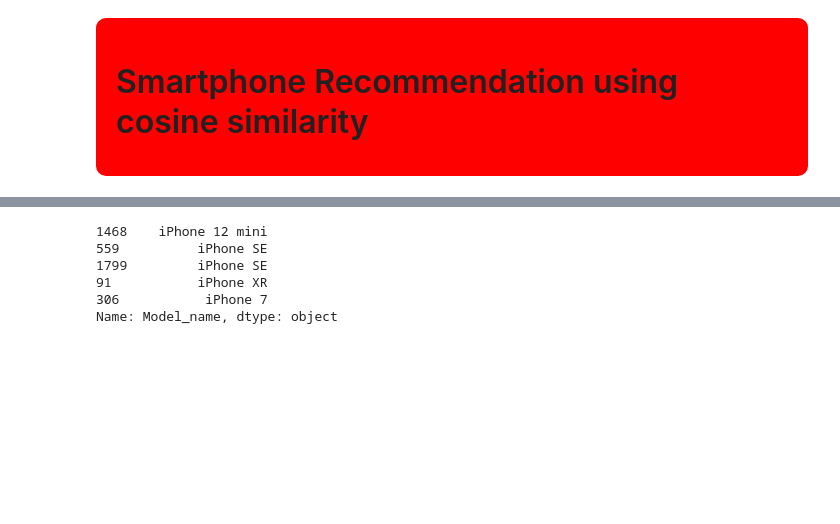
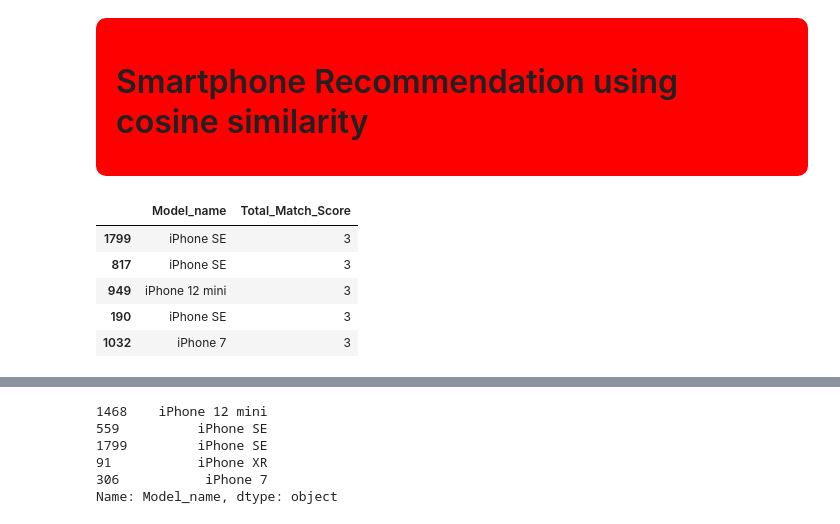
Before and after one commit to Pruthvik-Machhi/Product-guide, a Jupyter notebook: smartphone-price-prediction-recommendation.ipynb, the cells around one changed output, grey strips where cells are left out. Drawn from its saved outputs; the diff is of its cells as text; code cells hidden in the pictures; blank space fills up the shorter version.

```diff
--- a/smartphone-price-prediction-recommendation.ipynb
+++ b/smartphone-price-prediction-recommendation.ipynb
@@ -775,6 +790,17 @@ selected_values = {
     'system': 'ios',
     'processor_type': 'qualcomm'
 }
+# %%
+recm = find_top_matching(rdf, selected_values, top_n=5,g='Model_name')
+# %%
+recm
+# %% [output]
+|  | Model_name | Total_Match_Score |
+| 1799 | iPhone SE | 3 |
+| 817 | iPhone SE | 3 |
+| 949 | iPhone 12 mini | 3 |
+| 190 | iPhone SE | 3 |
+| 1032 | iPhone 7 | 3 |
 # %%
 # recommend=find_matching(rdf,selected_values)
 # recommend
```
Also changed, not shown: parts of 8 cells of this notebook, 4 other files.
